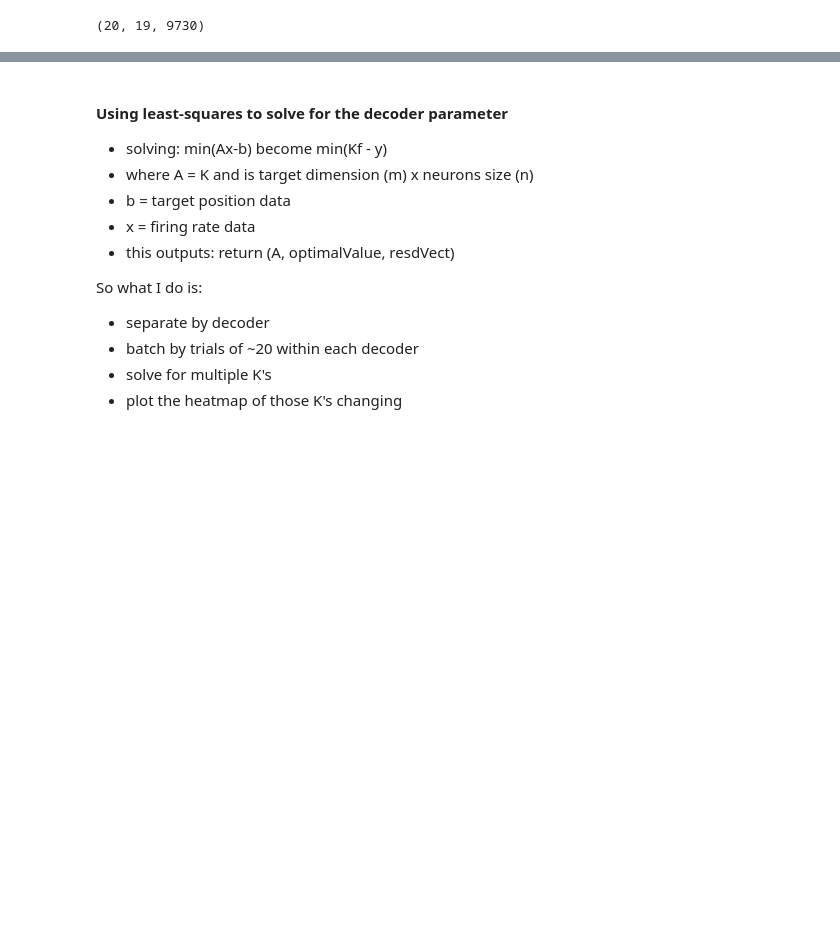
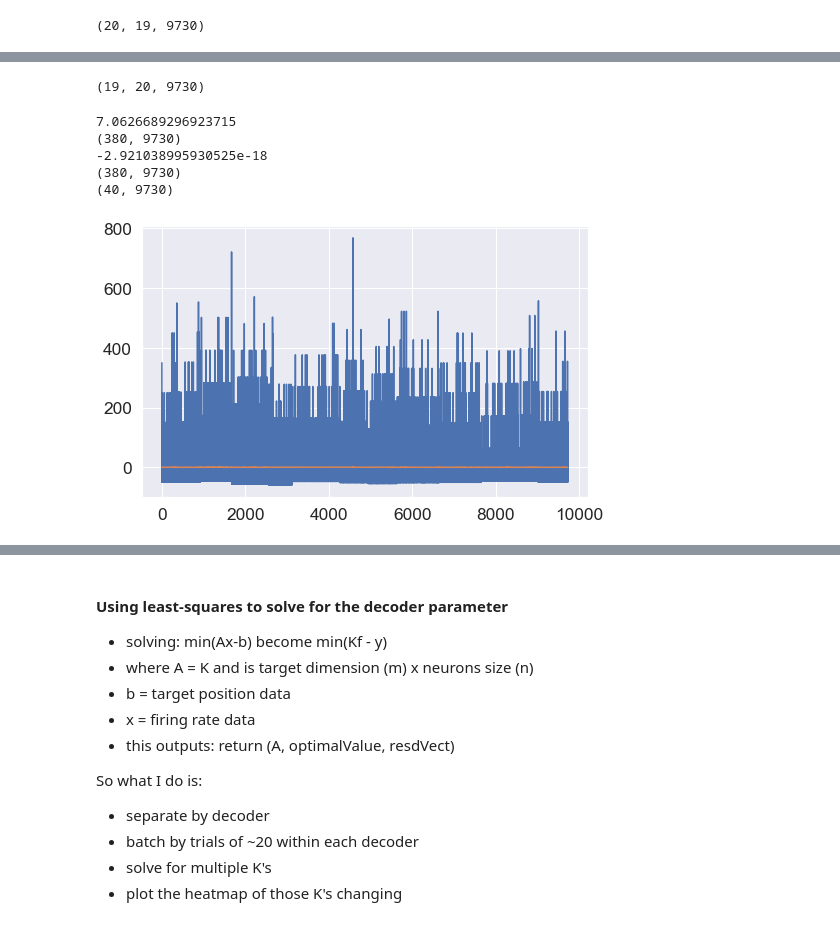
Before and after one commit to mmadduri/BMI_Model, a Jupyter notebook: ExpAnalysis/13July2021_DecoderAnalysis.ipynb, the cells around one changed output, grey strips where cells are left out. Cells and saved outputs as stored; diff of their text form; code cells hidden in the pictures; blank space fills up the shorter version.

Commit message:
converting matlab data to use with python, ran the kalman filter simulations

```diff
--- a/ExpAnalysis/13July2021_DecoderAnalysis.ipynb
+++ b/ExpAnalysis/13July2021_DecoderAnalysis.ipynb
@@ -420 +448,17 @@ y_ = y_.T
+# %%
+numTrials = frData.shape[-1]
+# K_ = np.zeros((4, 19, numTrials))
+bins = 20
+yInterp = np.zeros((4, bins, numTrials)) # 4 x 20 x T
+ypred = np.zeros((4, bins, numTrials))
+
+for iT in range(numTrials):
+#     fr = frData[:, :, iT].T #19 x 20
+    y_0 = kinData[iT]
+    yi = np.zeros((4, bins))
+    for iD in range(4):
+        yi[iD, :] = np.interp(np.linspace(0,1,bins), np.linspace(0, 1, y_0.shape[0]), y_0[:, iD])
+    yInterp[:, :, iT] = yi #20 x 4
+#     K_[:, :, iT] =  y_[:, :, iT]@np.linalg.pinv(fr)
+#     ypred[:, :, iT] = K_[:, :, iT]@fr
 # %%
@@ -429,0 +468,3 @@ K = (y_)@(np.linalg.pinv(fr_0).T)
+# %%
+yInterp = yInterp[0:2, :, :]
+yInterp.shape
@@ -429,0 +476,34 @@ K = (y_)@(np.linalg.pinv(fr_0).T)
+# %%
+frSwap = np.swapaxes(frData, 0, 1)
+print(frSwap.shape)
+# %% [output]
+(19, 20, 9730)
+# %%
+s = yInterp.shape[0]
+n = frSwap.shape[0]
+frFlat = frSwap.reshape(int(n*bins), -1)
+
+# frFlat = (frFlat - np.mean(frFlat, axis=0))/ (np.max(frFlat, axis=0) - np.min(frFlat, axis=0))
+plt.plot(frFlat[0,:])
+print(np.mean(frFlat[0,:]))
+print(frFlat.shape)
+
+fr_std = np.zeros_like(frFlat)
+for iF in range(frFlat.shape[0]):
+    # zero-mean
+    fr_std[iF, :] = (frFlat[iF] - np.mean(frFlat[iF]))/ (np.max(frFlat[iF]) - np.min(frFlat[iF]))
+
+# fr_scaled = fr_std
+plt.plot(fr_std[0,:])
+print(np.mean(fr_std[0,:]))
+print(fr_std.shape)
+
+yFlat = yInterp.reshape(int(s*bins), -1)
+print(yFlat.shape)
+# %% [output]
+7.0626689296923715
+(380, 9730)
+-2.921038995930525e-18
+(380, 9730)
+(40, 9730)
+[figure, added]
```
Also changed, not shown: parts of 60 cells of this notebook, 17 other files.
